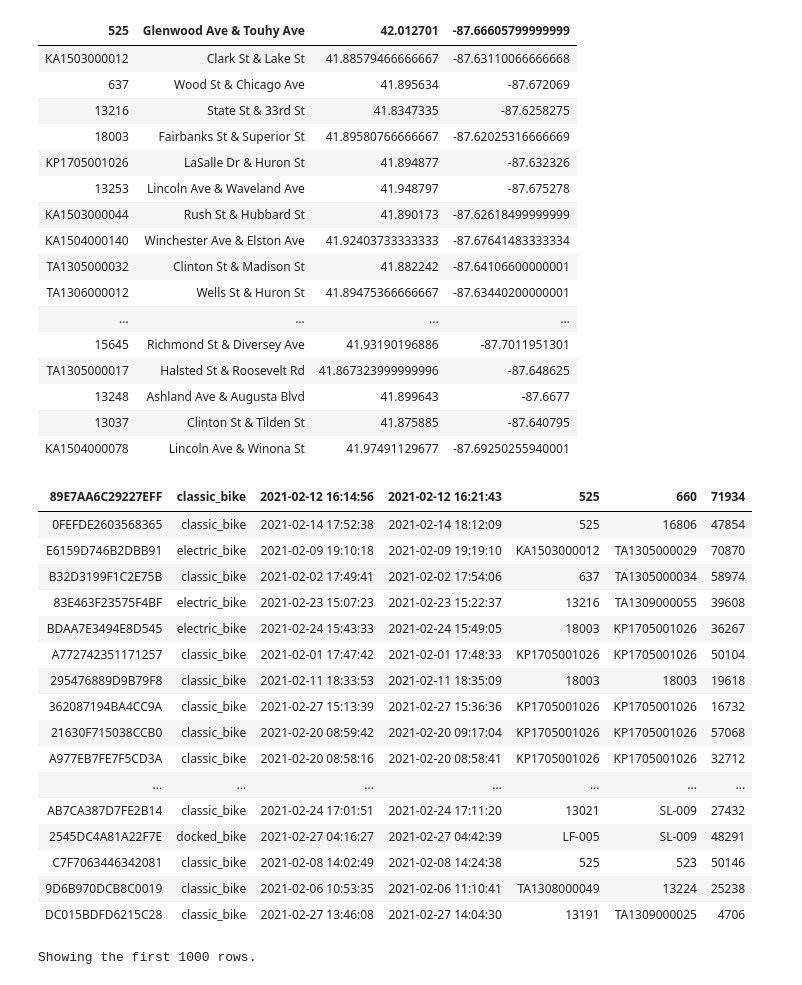
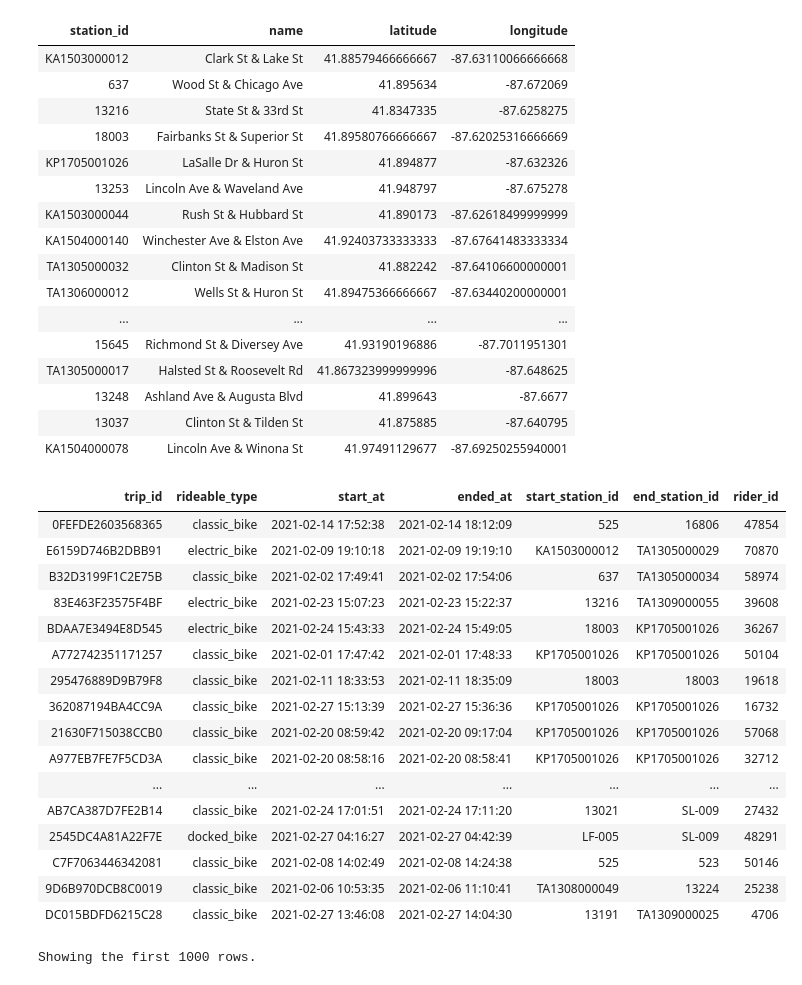
Before and after one commit to NgoDuyVu1993/Data_Engineer_Ass4_Databricks, a Jupyter notebook: scripts/Ingest_data.ipynb, the cells around one changed output. Saved outputs shown, nothing was run; the diff lists cells and outputs as text; code cells hidden in the pictures.

```diff
--- a/scripts/Ingest_data.ipynb
+++ b/scripts/Ingest_data.ipynb
@@ -68,15 +80,17 @@ df.write.format("delta") \
 # %%
 # Ingest stations table
 # %%
+# Read file Stations
 df = spark.read.format("csv") \
           .option("inferSchema", "false") \
           .option("header", "true") \
           .option("sep", ",") \
-          .load("/FileStore/tables/Bikeshare/stations.csv")
+          .load("/FileStore/tables/Bikeshare/stations.csv") \
+          .toDF("station_id", "name", "latitude", "longitude")
 
 display(df)
 # %% [output]
-| 525 | Glenwood Ave & Touhy Ave | 42.012701 | -87.66605799999999 |
+| station_id | name | latitude | longitude |
 | KA1503000012 | Clark St & Lake St | 41.88579466666667 | -87.63110066666668 |
 | 637 | Wood St & Chicago Ave | 41.895634 | -87.672069 |
 | 13216 | State St & 33rd St | 41.8347335 | -87.6258275 |
@@ -101,15 +117,17 @@ df.write.format("delta") \
 # %%
 # Ingest trips table
 # %%
+# Read file Trips
 df = spark.read.format("csv") \
           .option("inferSchema", "false") \
           .option("header", "true") \
           .option("sep", ",") \
-          .load("/FileStore/tables/Bikeshare/trips.csv")
+          .load("/FileStore/tables/Bikeshare/trips.csv") \
+          .toDF("trip_id", "rideable_type", "start_at", "ended_at", "start_station_id", "end_station_id", "rider_id")
 
 display(df)
 # %% [output]
-| 89E7AA6C29227EFF | classic_bike | 2021-02-12 16:14:56 | 2021-02-12 16:21:43 | 525 | 660 | 71934 |
+| trip_id | rideable_type | start_at | ended_at | start_station_id | end_station_id | rider_id |
 | 0FEFDE2603568365 | classic_bike | 2021-02-14 17:52:38 | 2021-02-14 18:12:09 | 525 | 16806 | 47854 |
 | E6159D746B2DBB91 | electric_bike | 2021-02-09 19:10:18 | 2021-02-09 19:19:10 | KA1503000012 | TA1305000029 | 70870 |
 | B32D3199F1C2E75B | classic_bike | 2021-02-02 17:49:41 | 2021-02-02 17:54:06 | 637 | TA1305000034 | 58974 |
```
Also changed, not shown: parts of 6 cells of this notebook, 1 other file.
